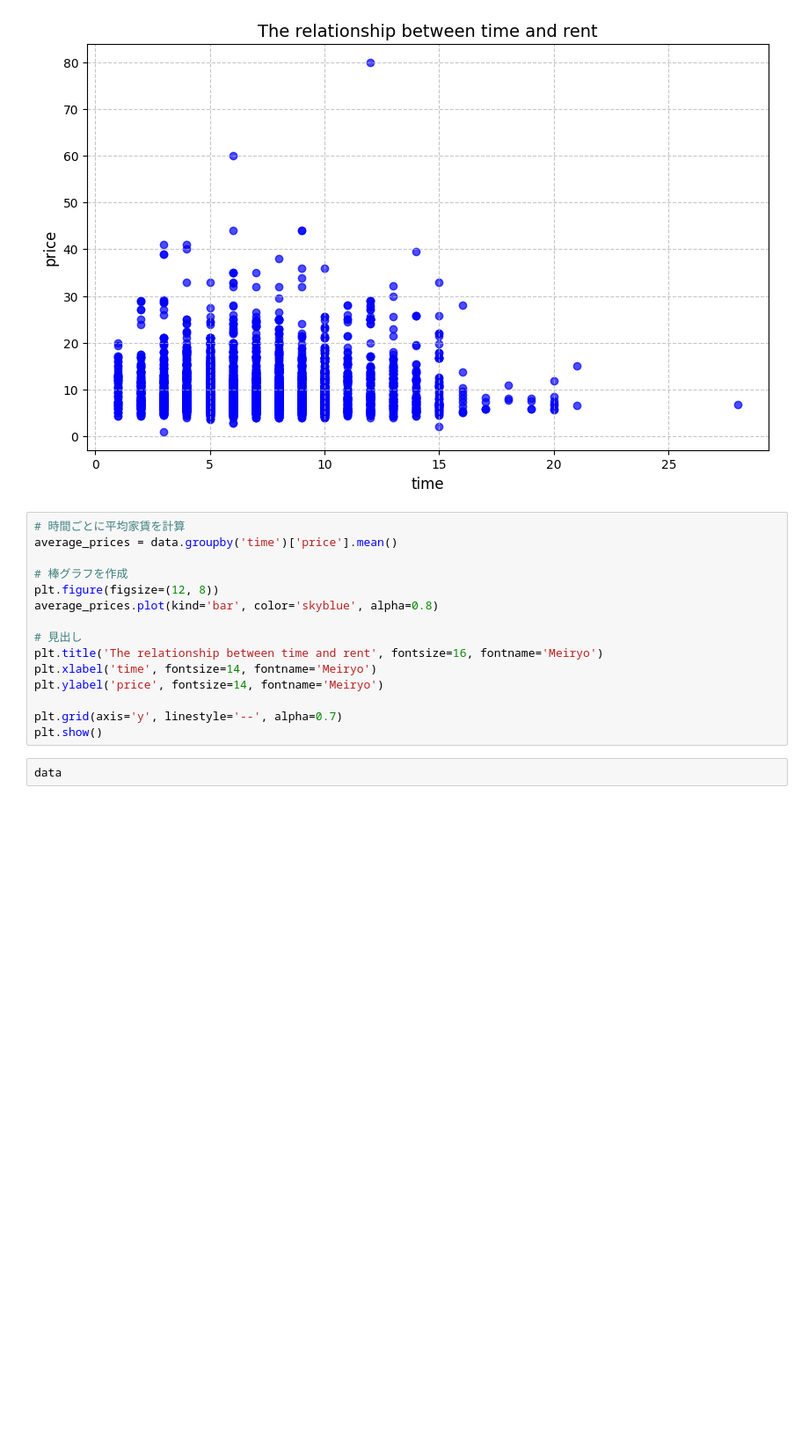
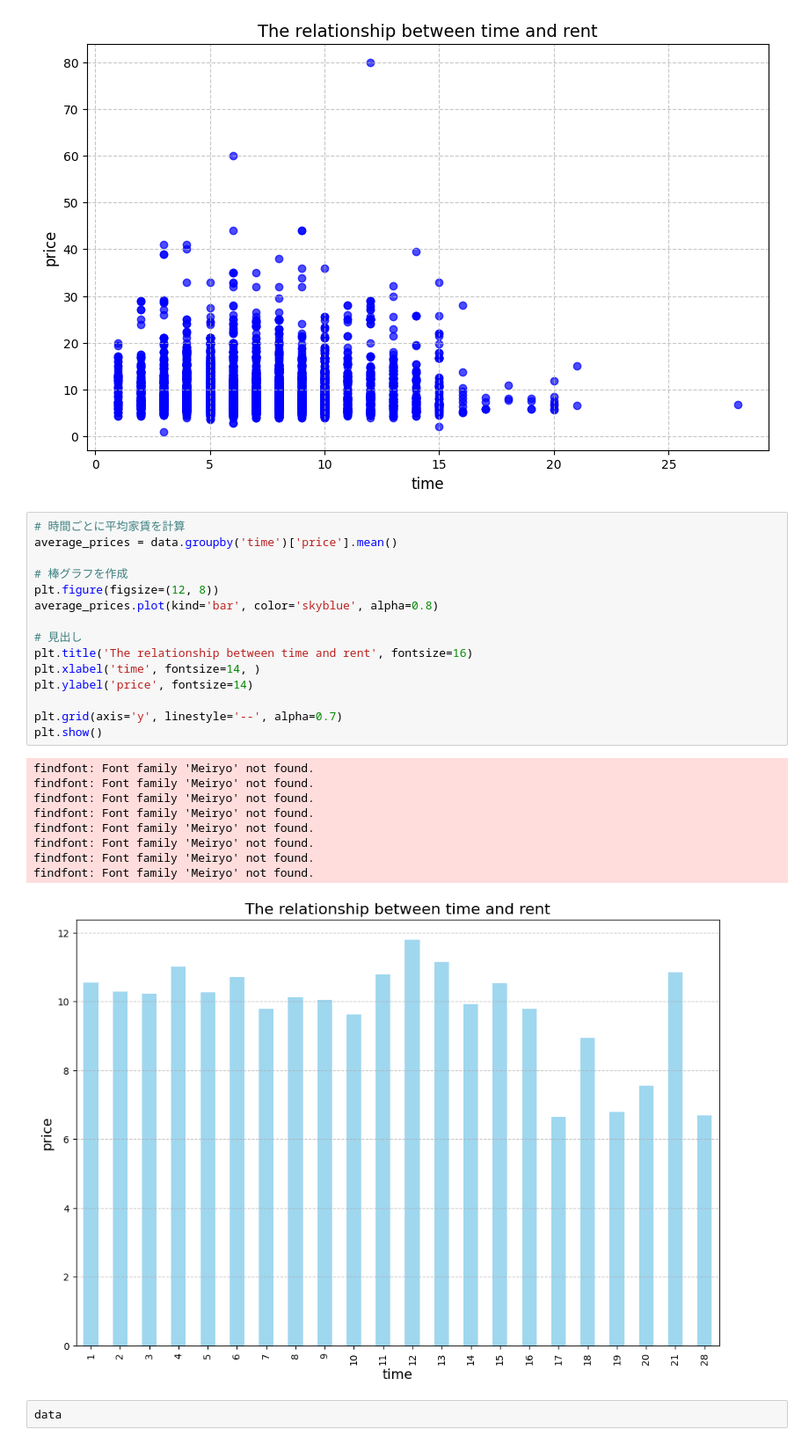
Before and after one commit to kakufumi/suumo, a Jupyter notebook: suumo/suumo.ipynb, the cells around one changed output. Shown at 88% size. Saved outputs shown, nothing was run; the diff lists cells and outputs as text; blank space fills up the shorter version.

```diff
--- a/suumo/suumo.ipynb
+++ b/suumo/suumo.ipynb
@@ -245,18 +245,28 @@ findfont: Font family 'Meiryo' not found.
 # %%
 # 時間ごとに平均家賃を計算
 average_prices = data.groupby('time')['price'].mean()
 
 # 棒グラフを作成
 plt.figure(figsize=(12, 8))
 average_prices.plot(kind='bar', color='skyblue', alpha=0.8)
 
 # 見出し
-plt.title('The relationship between time and rent', fontsize=16, fontname='Meiryo')
-plt.xlabel('time', fontsize=14, fontname='Meiryo')
-plt.ylabel('price', fontsize=14, fontname='Meiryo')
+plt.title('The relationship between time and rent', fontsize=16)
+plt.xlabel('time', fontsize=14, )
+plt.ylabel('price', fontsize=14)
 
 plt.grid(axis='y', linestyle='--', alpha=0.7)
 plt.show()
+# %% [output]
+findfont: Font family 'Meiryo' not found.
+findfont: Font family 'Meiryo' not found.
+findfont: Font family 'Meiryo' not found.
+findfont: Font family 'Meiryo' not found.
+findfont: Font family 'Meiryo' not found.
+findfont: Font family 'Meiryo' not found.
+findfont: Font family 'Meiryo' not found.
+findfont: Font family 'Meiryo' not found.
+[figure, added]
 # %%
 data
 # %% [output]
```
